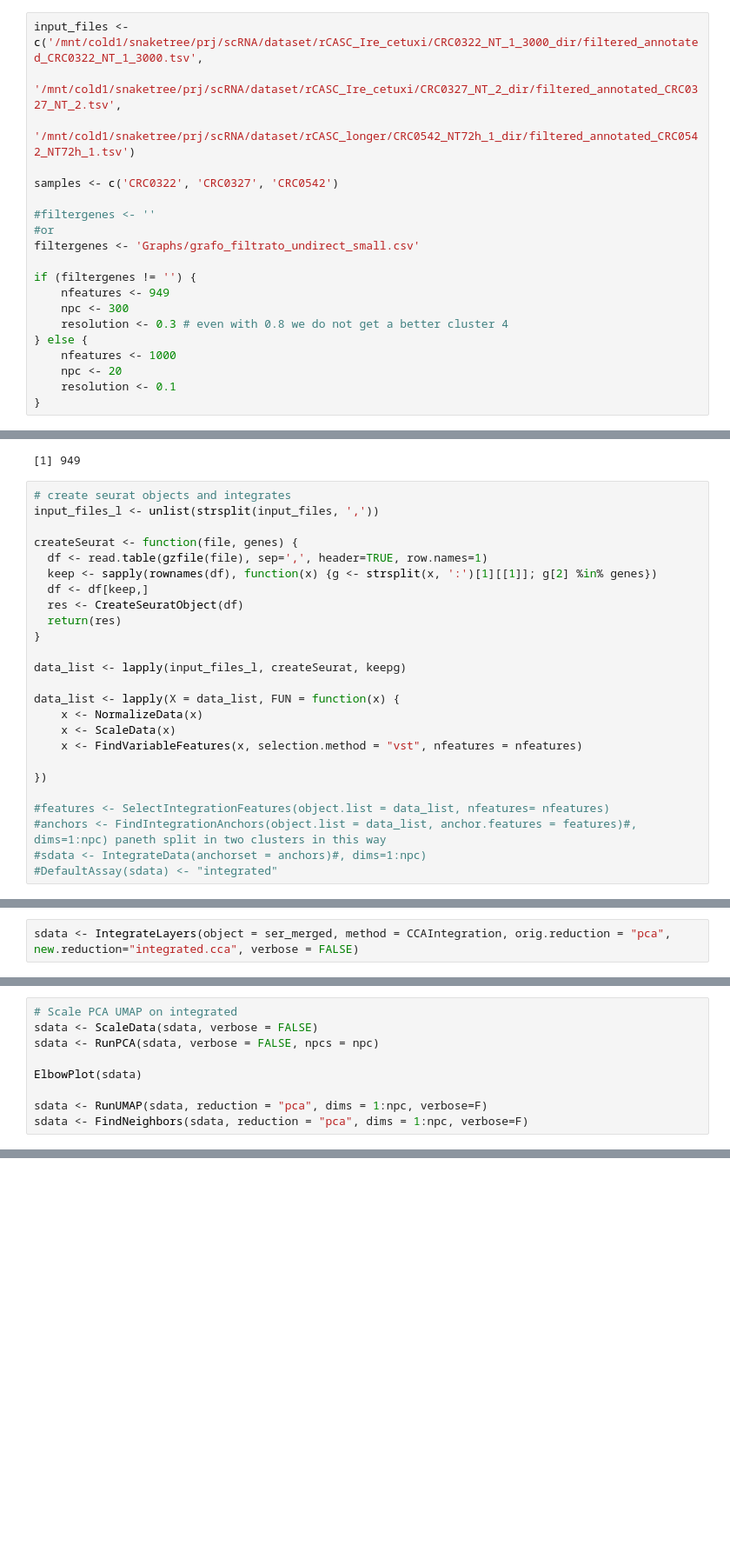
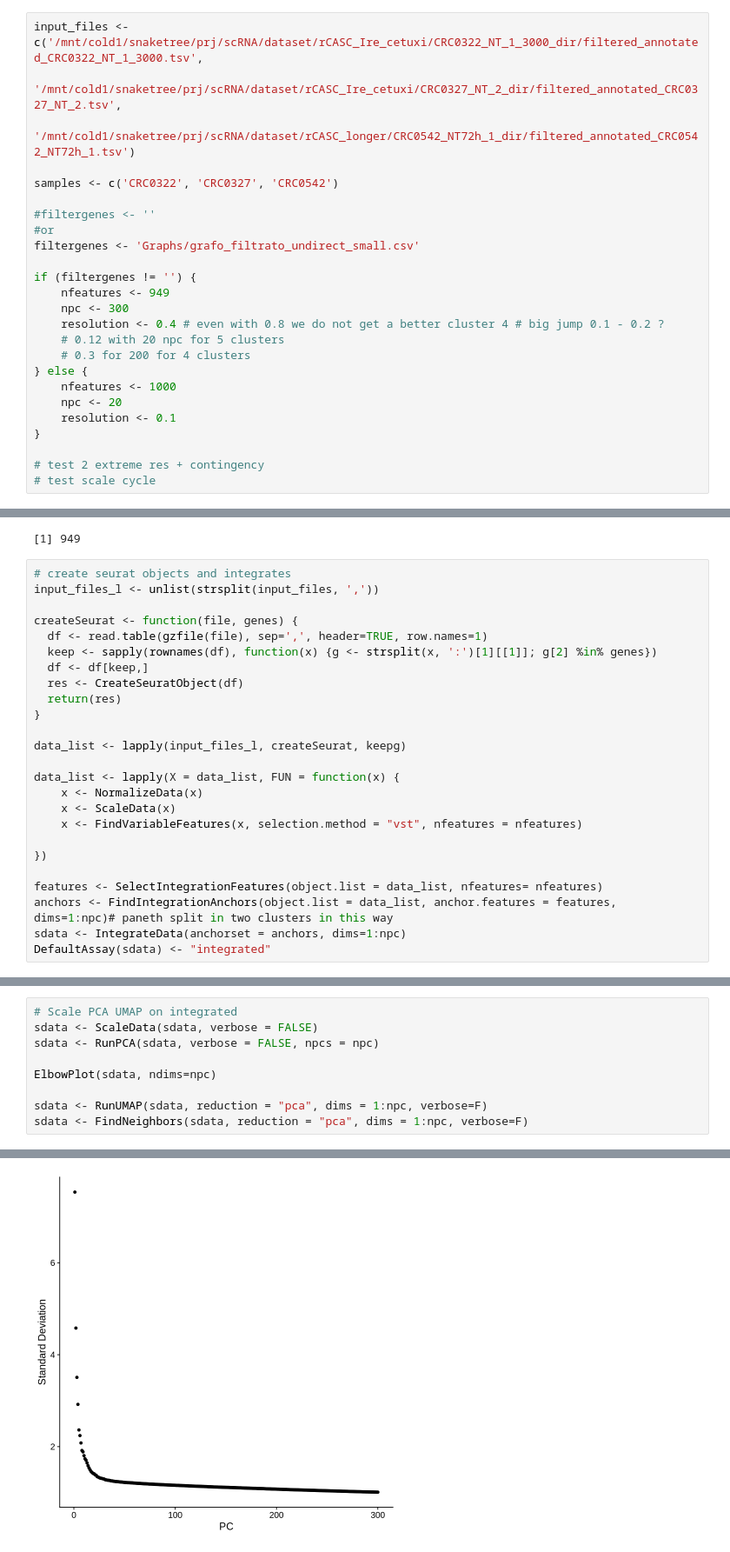
Before and after one commit to vodkatad/scExplo, a Jupyter notebook: dataset/Graph_NN/notebook/seu_int_graph.ipynb, the cells around one changed output, grey strips where cells are left out. Shown at 87% size. Drawn from its saved outputs; the diff is of its cells as text; blank space fills up the shorter version.

```diff
--- a/dataset/Graph_NN/notebook/seu_int_graph.ipynb
+++ b/dataset/Graph_NN/notebook/seu_int_graph.ipynb
@@ -32,12 +20,17 @@ filtergenes <- 'Graphs/grafo_filtrato_undirect_small.csv'
 if (filtergenes != '') {
     nfeatures <- 949
     npc <- 300
-    resolution <- 0.3 # even with 0.8 we do not get a better cluster 4
+    resolution <- 0.4 # even with 0.8 we do not get a better cluster 4 # big jump 0.1 - 0.2 ?
+    # 0.12 with 20 npc for 5 clusters
+    # 0.3 for 200 for 4 clusters
 } else {
     nfeatures <- 1000
     npc <- 20
     resolution <- 0.1
 }
+
+# test 2 extreme res + contingency
+# test scale cycle
 # %%
 genes <- read.csv(filtergenes)
 keepg <- unique(c(genes$source))
@@ -65,9 +58,9 @@ data_list <- lapply(X = data_list, FUN = function(x) {
 
 })
 
-#features <- SelectIntegrationFeatures(object.list = data_list, nfeatures= nfeatures)
-#anchors <- FindIntegrationAnchors(object.list = data_list, anchor.features = features)#, dims=1:npc) paneth split in two clusters in this way
-#sdata <- IntegrateData(anchorset = anchors)#, dims=1:npc)
-#DefaultAssay(sdata) <- "integrated"
+features <- SelectIntegrationFeatures(object.list = data_list, nfeatures= nfeatures)
+anchors <- FindIntegrationAnchors(object.list = data_list, anchor.features = features, dims=1:npc)# paneth split in two clusters in this way
+sdata <- IntegrateData(anchorset = anchors, dims=1:npc)
+DefaultAssay(sdata) <- "integrated"
 # %% [output]
 Warning message:
@@ -127,2 +82,0 @@ Warning message in LayerData.Assay5(object = object, layer = layer):
-# %%
-sdata <- IntegrateLayers(object = ser_merged, method = CCAIntegration, orig.reduction = "pca", new.reduction="integrated.cca", verbose = FALSE)
@@ -168,7 +85,8 @@ Active assay: integrated (949 features, 949 variable features)
 sdata <- ScaleData(sdata, verbose = FALSE)
 sdata <- RunPCA(sdata, verbose = FALSE, npcs = npc)
 
-ElbowPlot(sdata)
+ElbowPlot(sdata, ndims=npc)
 
 sdata <- RunUMAP(sdata, reduction = "pca", dims = 1:npc, verbose=F)
 sdata <- FindNeighbors(sdata, reduction = "pca", dims = 1:npc, verbose=F)
+# %% [output]
@@ -175,3 +97,4 @@ sdata <- FindNeighbors(sdata, reduction = "pca", dims = 1:npc, verbose=F)
+[figure, added]
 # %%
 #UMAP with samples
 cells <- colnames(sdata)
```
Also changed, not shown: parts of 27 cells of this notebook, 3 other files.
